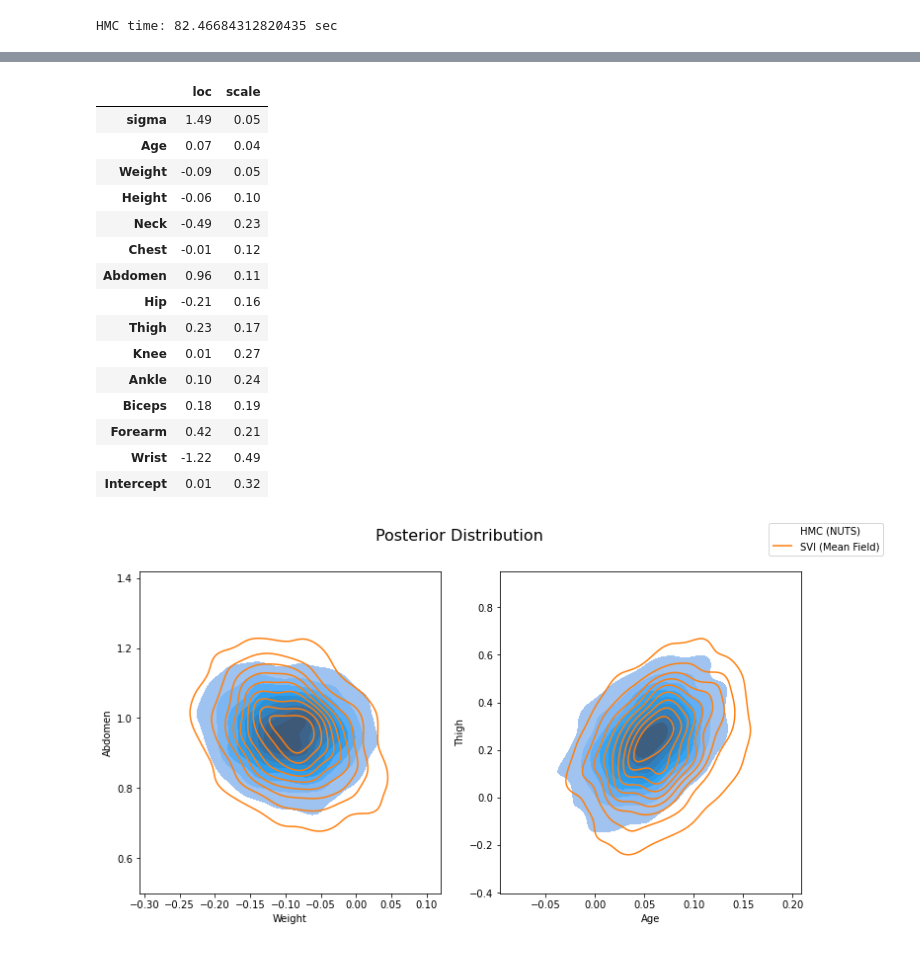
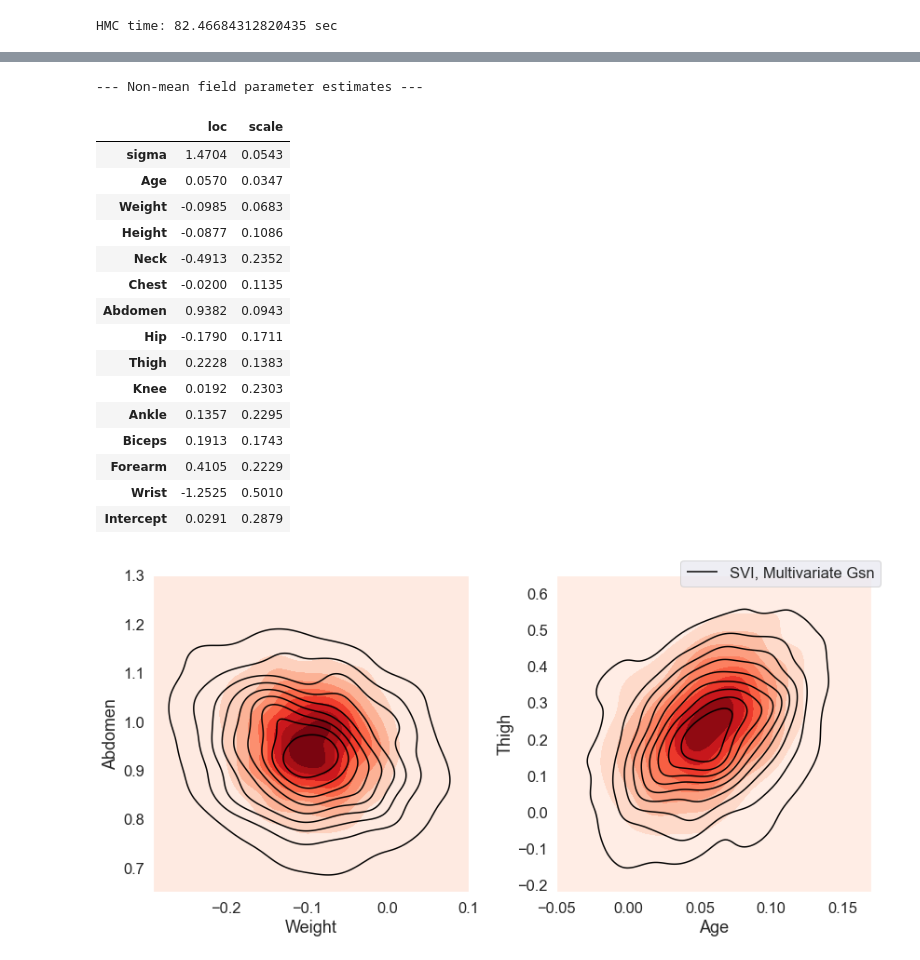
Before and after one commit to mkomod/variational-inference, a Jupyter notebook: py/bodyfat_regressions.ipynb, the cells around one changed output, grey strips where cells are left out. Saved outputs shown, nothing was run; the diff lists cells and outputs as text; code cells hidden in the pictures.

```diff
--- a/py/bodyfat_regressions.ipynb
+++ b/py/bodyfat_regressions.ipynb
@@ -44,7 +53,7 @@ svi = SVI(model, guide, adam, loss=Trace_ELBO())
 torch.manual_seed(12)
 pyro.clear_param_store()
 tic=time.time()
-elbos = model.run_vi(x_data, y_data, svi, num_iterations=5000)
+elbos = model.run_vi(x_data, y_data, svi, num_iterations=10000)
 toc=time.time()
 print(f"SVI time: {toc-tic} sec")
 guide.requires_grad_(False)
@@ -151,7 +192,7 @@ guide_mvt = AutoMultivariateNormal(model, init_loc_fn=init_to_mean)
 svi_mvt = SVI(model, guide_mvt, pyro.optim.Adam({"lr": 0.01}), loss=Trace_ELBO())
 
 tic = time.time()
-elbos_mvt = model.run_vi(x_data, y_data, svi_mvt, num_iterations=2000)
+elbos_mvt = model.run_vi(x_data, y_data, svi_mvt, num_iterations=4000)
 toc=time.time()
 guide_mvt.requires_grad_(False)
 samples_mvt, iw_mvt = br.sample_and_calculate_log_impweight(x_data, y_data, model, guide_mvt, num_post_samples=int(1e3))
@@ -166,42 +207,62 @@ plt.show()
 # %%
 # non-mean field VI results
 # use samples for loc and scale this time (alternatively, use pyro.param("AutoMultivariateNormal")...)
+print("--- Non-mean field parameter estimates ---")
 np.round(pd.DataFrame({
-    "loc": samples_mvt.mean(axis=0),
-    "scale": samples_mvt.std(axis=0),
-}, index=["sigma"] + list(data.drop("Bodyfat", axis=1).columns) + ["Intercept"]), 2)
+    "loc": guide_mvt.get_posterior().mean,
+    "scale": guide_mvt.get_posterior().stddev,
+}, index=["sigma"] + list(data.drop("Bodyfat", axis=1).columns) + ["Intercept"]), 4)
 # %% [output]
+--- Non-mean field parameter estimates ---
 |  | loc | scale |
-| sigma | 1.49 | 0.05 |
-| Age | 0.07 | 0.04 |
-| Weight | -0.09 | 0.05 |
-| Height | -0.06 | 0.10 |
-| Neck | -0.49 | 0.23 |
-| Chest | -0.01 | 0.12 |
-| Abdomen | 0.96 | 0.11 |
-| Hip | -0.21 | 0.16 |
-| Thigh | 0.23 | 0.17 |
-| Knee | 0.01 | 0.27 |
-| Ankle | 0.10 | 0.24 |
-| Biceps | 0.18 | 0.19 |
-| Forearm | 0.42 | 0.21 |
-| Wrist | -1.22 | 0.49 |
-| Intercept | 0.01 | 0.32 |
+| sigma | 1.4704 | 0.0543 |
+| Age | 0.0570 | 0.0347 |
+| Weight | -0.0985 | 0.0683 |
+| Height | -0.0877 | 0.1086 |
+| Neck | -0.4913 | 0.2352 |
+| Chest | -0.0200 | 0.1135 |
+| Abdomen | 0.9382 | 0.0943 |
+| Hip | -0.1790 | 0.1711 |
+| Thigh | 0.2228 | 0.1383 |
+| Knee | 0.0192 | 0.2303 |
+| Ankle | 0.1357 | 0.2295 |
+| Biceps | 0.1913 | 0.1743 |
+| Forearm | 0.4105 | 0.2229 |
+| Wrist | -1.2525 | 0.5010 |
+| Intercept | 0.0291 | 0.2879 |
 # %%
 fig, axs = plt.subplots(nrows=1, ncols=2, figsize=(12, 6))
-fig.suptitle("Posterior Distribution", fontsize=16)
+#fig.suptitle("Posterior Distribution", fontsize=16)
 
-sns.kdeplot(x=hmc_samples["linear.weight"][:,1], y=hmc_samples["linear.weight"][:,5], ax=axs[0], fill=True, label="HMC (NUTS)")
-sns.kdeplot(x=samples_mvt[:, 2], y=samples_mvt[:, 6], ax=axs[0], label="SVI (Mean Field)")
-axs[0].set(xlabel="Weight", ylabel="Abdomen", )
+sns.kdeplot(
+    x=hmc_samples["linear.weight"][:, 1],
+    y=hmc_samples["linear.weight"][:, 5],
+    ax=axs[0], shade=True,
+    fill=True, thresh=0.0, cmap=sns.color_palette("Reds", as_cmap=True))
+sns.kdeplot(
+    x=samples_mvt[:, 2], y=samples_mvt[:, 6], ax=axs[0],
+    label="SVI (Mean Field)",
+    color="black", #levels=8,
+)
+axs[0].set(xlabel="Weight", ylabel="Abdomen", xlim=[-.29, .1], ylim=(0.65, 1.3))
 
-sns.kdeplot(x=hmc_samples["linear.weight"][:, 0], y=hmc_samples["linear.weight"][:,7], ax=axs[1], fill=True, label="HMC (NUTS)")
-sns.kdeplot(x=samples_mvt[:, 1], y=samples_mvt[:, 8], ax=axs[1], label="SVI (Mean Field)")
-axs[1].set(xlabel="Age", ylabel="Thigh", )
+
+sns.kdeplot(
+    x=hmc_samples["linear.weight"][:, 0],
+    y=hmc_samples["linear.weight"][:,7],
+    ax=axs[1],
+    fill=True, thresh=0.0, cmap=sns.color_palette("Reds", as_cmap=True),
+)
+sns.kdeplot(
+    x=samples_mvt[:, 1], y=samples_mvt[:, 8], ax=axs[1], label="SVI, Multivariate Gsn",
+    color="black"
+)
+axs[1].set(xlabel="Age", ylabel="Thigh", xlim=[-.05, .17], ylim=(-.22, 0.65))
 
 
 handles, labels = axs[1].get_legend_handles_labels()
 fig.legend(handles, labels, loc='upper right')
+plt.tight_layout()
 plt.show()
 # %% [output]
-[figure, old version]
+[figure, new version]
```
Also changed, not shown: parts of 20 cells of this notebook, 10 other files.
